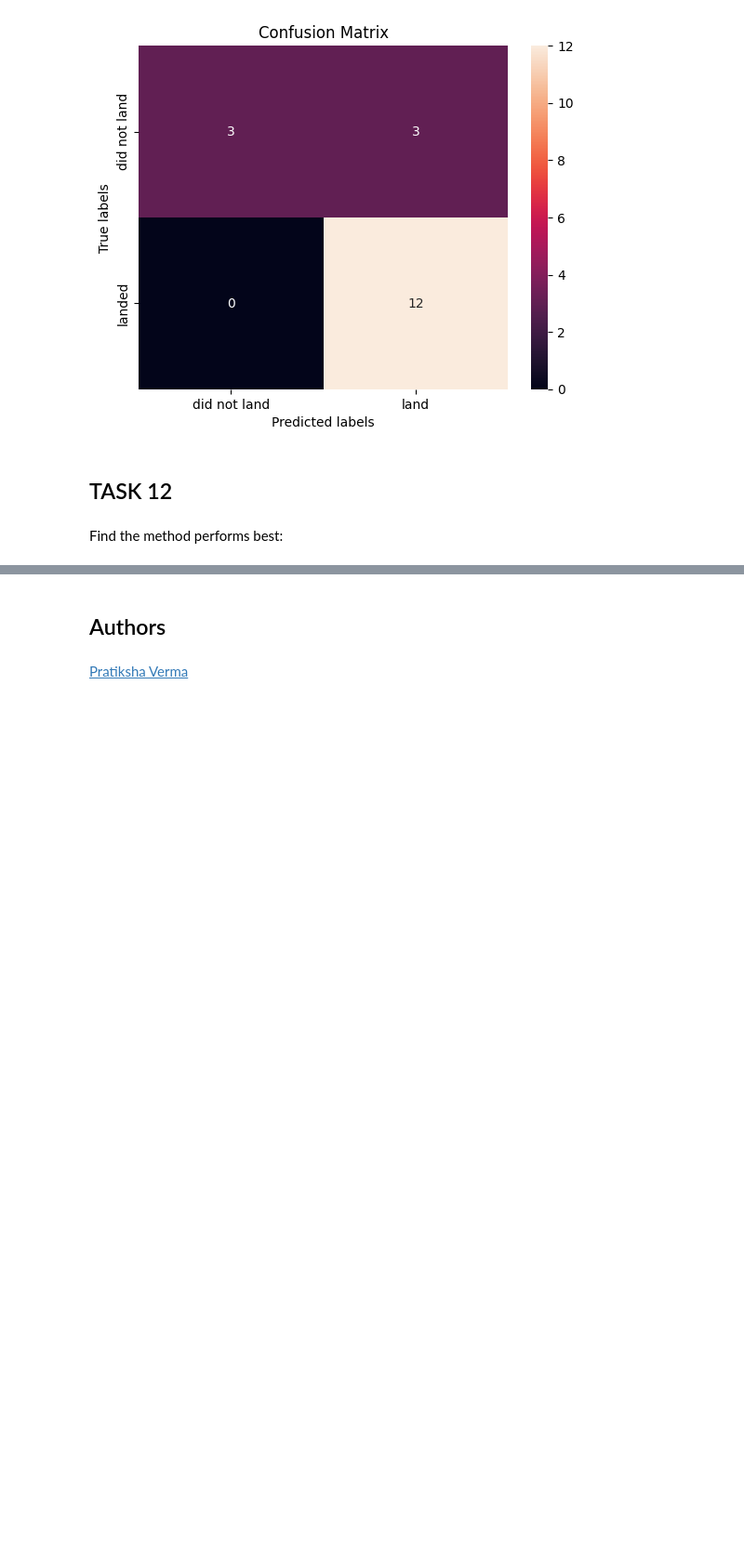
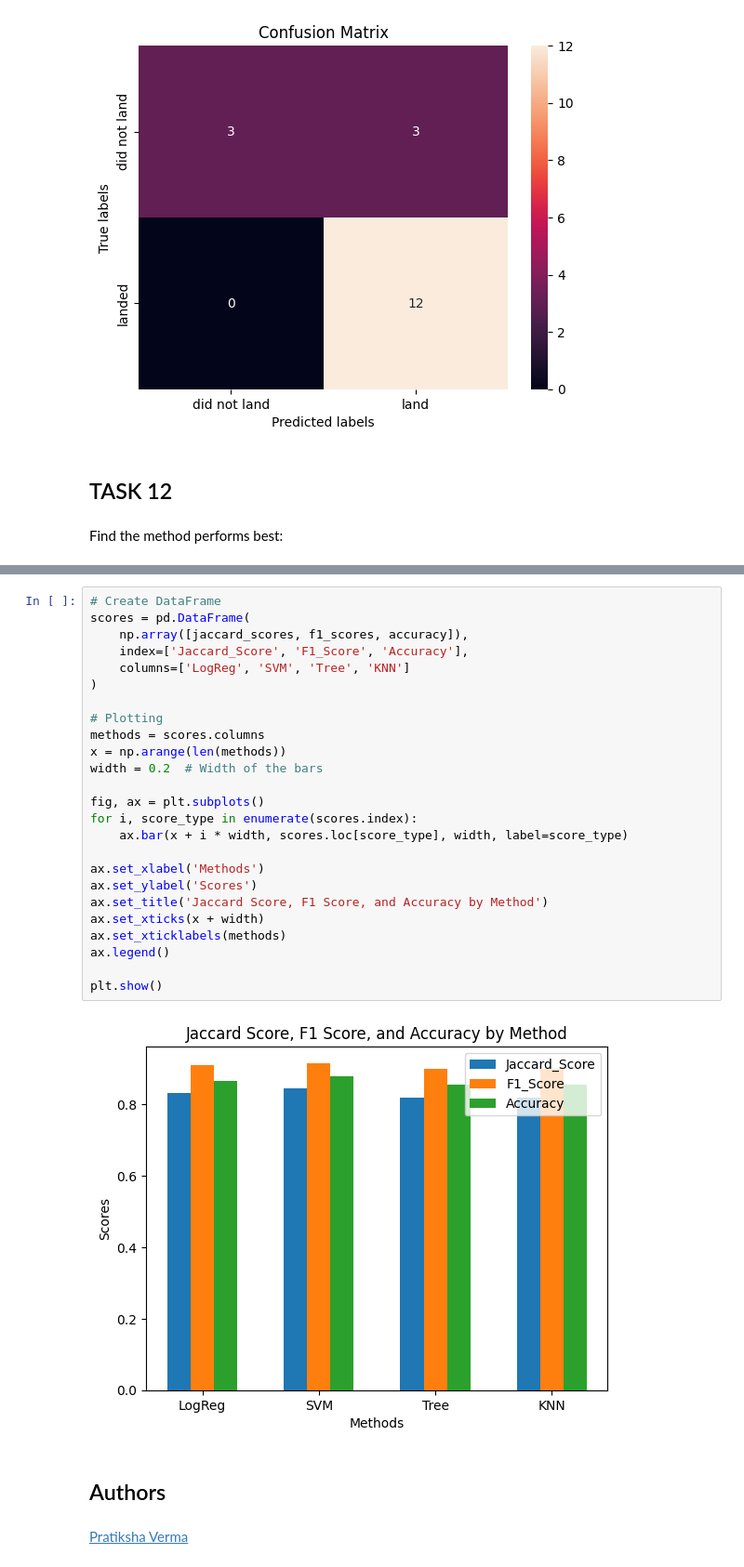
Before and after one commit to ChauHuynh1/IBM-Applied-Data-Science-Capstone, a Jupyter notebook: SpaceX_Machine Learning Prediction_Part_5.ipynb, the cells around one changed output, grey strips where cells are left out. Shown at 93% size. Drawn from its saved outputs; the diff is of its cells as text; blank space fills up the shorter version.

```diff
--- a/SpaceX_Machine Learning Prediction_Part_5.ipynb
+++ b/SpaceX_Machine Learning Prediction_Part_5.ipynb
@@ -414,3 +414,30 @@ scores
+# %%
+# Create DataFrame
+scores = pd.DataFrame(
+    np.array([jaccard_scores, f1_scores, accuracy]),
+    index=['Jaccard_Score', 'F1_Score', 'Accuracy'],
+    columns=['LogReg', 'SVM', 'Tree', 'KNN']
+)
+
+# Plotting
+methods = scores.columns
+x = np.arange(len(methods))
+width = 0.2  # Width of the bars
+
+fig, ax = plt.subplots()
+for i, score_type in enumerate(scores.index):
+    ax.bar(x + i * width, scores.loc[score_type], width, label=score_type)
+
+ax.set_xlabel('Methods')
+ax.set_ylabel('Scores')
+ax.set_title('Jaccard Score, F1 Score, and Accuracy by Method')
+ax.set_xticks(x + width)
+ax.set_xticklabels(methods)
+ax.legend()
+
+plt.show()
+# %% [output]
+[figure, added]
 # %% [markdown]
 ## Authors
 # %% [markdown]
```
Also changed, not shown: parts of 5 cells of this notebook, 1 other file.
